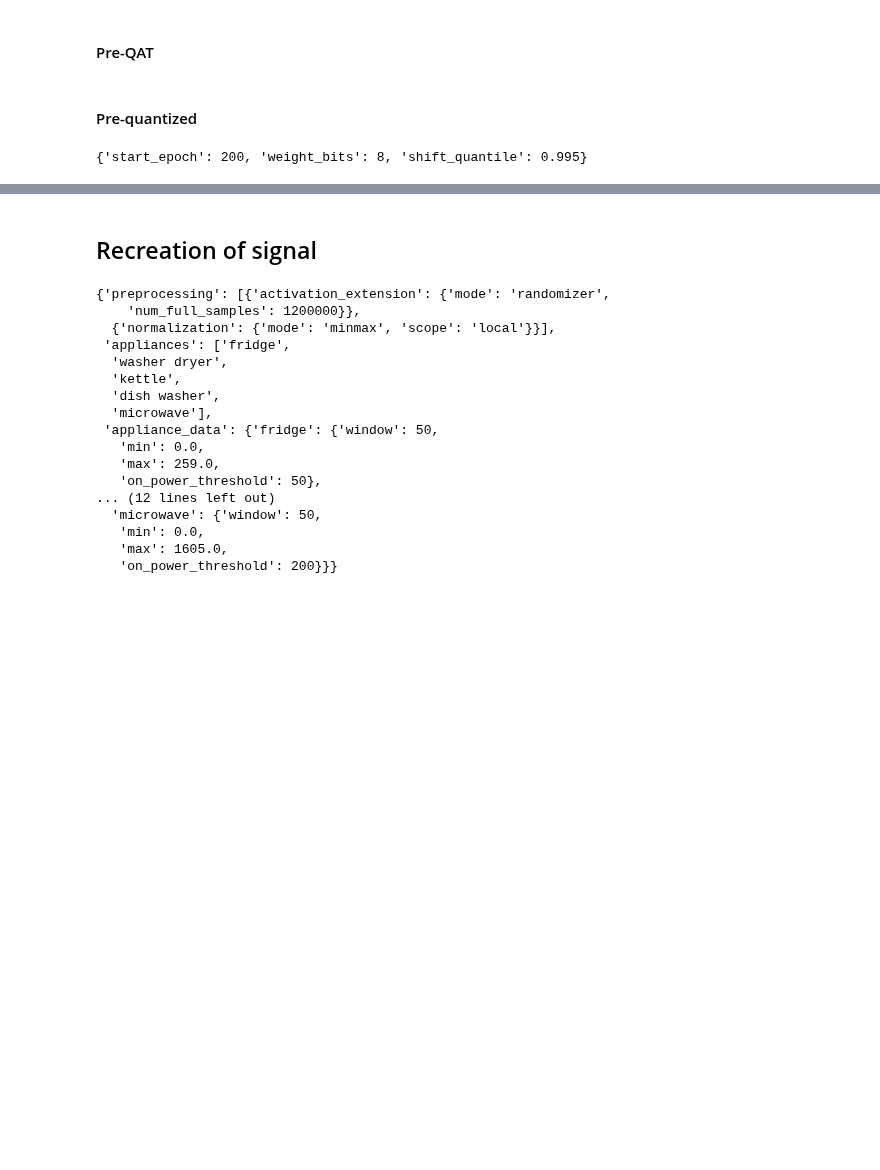
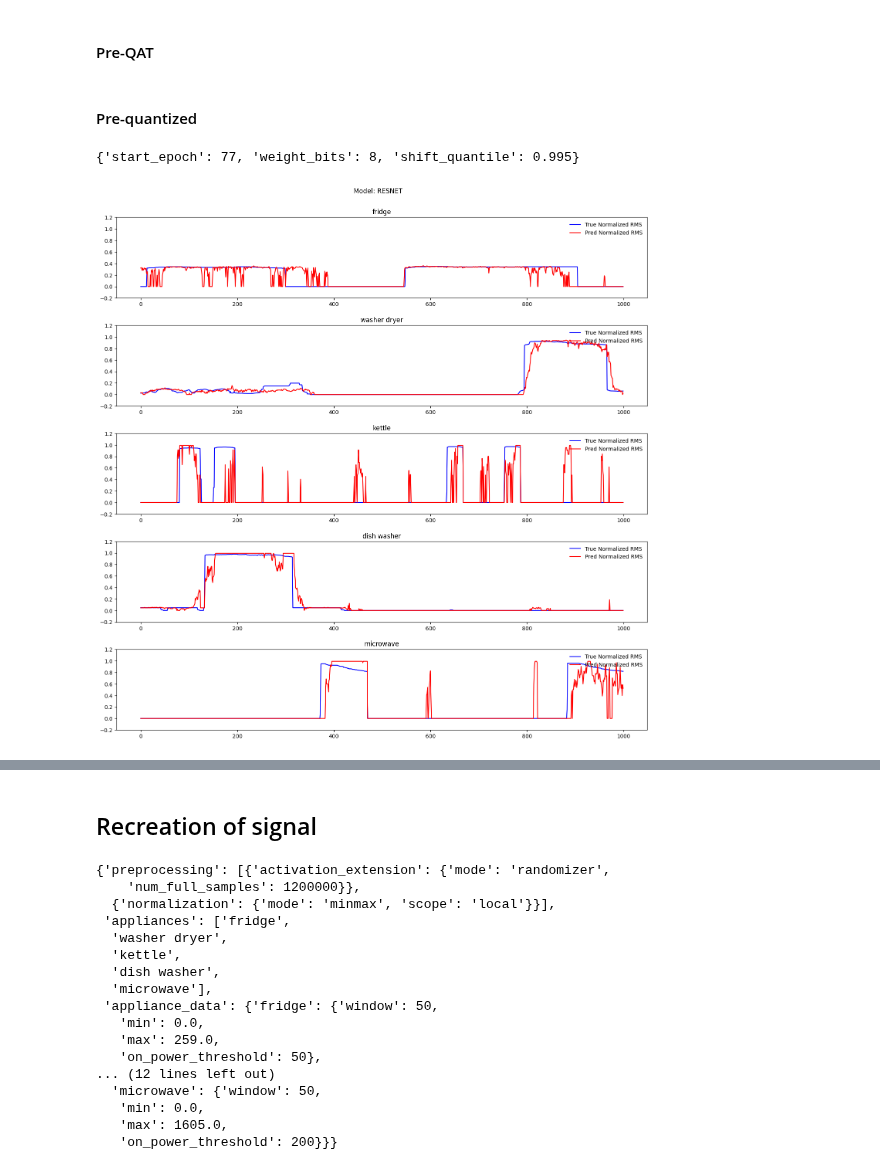
Before and after one commit to MarielTinaco/ai8x-training, a Jupyter notebook: notebooks/NILM_Evaluation.ipynb, the cells around one changed output, grey strips where cells are left out. Drawn from its saved outputs; the diff is of its cells as text; code cells hidden in the pictures; blank space fills up the shorter version.

```diff
--- a/notebooks/NILM_Evaluation.ipynb
+++ b/notebooks/NILM_Evaluation.ipynb
@@ -63,6 +63,7 @@ class NilmModel(Enum):
     AUTOENCODER = auto()
     SEQ2POINT = auto()
     RESNET = auto()
+    RESNET_WITH_BOTTLENECK = auto()
 # %%
 class Args:
     def __init__(self, act_mode_8bit):
@@ -158,7 +166,7 @@ best_path = CHECKPOINT / "best.pth.tar"
 # %%
 qat_checkpoint_path = CHECKPOINT / "qat_best.pth.tar"
 # %%
-qat_yaml_file_used_in_training = TRAINING_DIR / 'policies' / 'qat_policy_nilm_autoencoder.yaml'
+qat_yaml_file_used_in_training = TRAINING_DIR / 'policies' / 'qat_policy_nilm_resnet.yaml'
 
 qat_policy = parse_qat_yaml.parse(qat_yaml_file_used_in_training)
 
@@ -173,7 +181,7 @@ ai8x.update_model(model)
 
 model = model.to(device)
 # %% [output]
-{'start_epoch': 200, 'weight_bits': 8, 'shift_quantile': 0.995}
+{'start_epoch': 77, 'weight_bits': 8, 'shift_quantile': 0.995}
 # %%
 logsoftmax = nn.LogSoftmax(dim=1)
 softmax = nn.Softmax(dim=1)
@@ -214,6 +222,28 @@ else:
 # %%
 stacked_pred_states = np.vstack([saved_pred_state.cpu().numpy() for saved_pred_state in saved_pred_states])
 stacked_pred_rms = np.vstack([saved_pred_rms_.cpu().numpy() for saved_pred_rms_ in saved_pred_rms])
+# %%
+# start = 25500
+start = 30200
+length = 1000
+
+stacked_pred_rms_ = stacked_pred_rms[start:start+length,:]
+stacked_pred_states_ = stacked_pred_states[start:start+length,:]
+stacked_states_ = stacked_states[start:start+length,:]
+stacked_rms_ = stacked_rms[start:start+length,:]
+
+app_fig, app_axes = plt.subplots(5, figsize=(15, 15))
+app_fig.suptitle(f'Model: {MODEL.name}')
+
+app_fig.tight_layout(pad=3)
+for i in range(5):
+    app_axes[i].plot(stacked_states_[:,i]*stacked_rms_[:,i], 'b', label='True Normalized RMS')
+    app_axes[i].plot(stacked_pred_states_[:,i]*stacked_pred_rms_[:,i], 'r', label='Pred Normalized RMS')
+    app_axes[i].set_ylim([-0.2, 1.2])
+    app_axes[i].legend(loc='upper right', frameon=False)
+    app_axes[i].set_title(classes[i])
+# %% [output]
+[figure, added]
 # %%
 app_fig, app_axes = plt.subplots(5, figsize=(15, 15))
 app_fig.suptitle(f'Model: {MODEL.name}')
```
Also changed, not shown: parts of 16 cells of this notebook.
